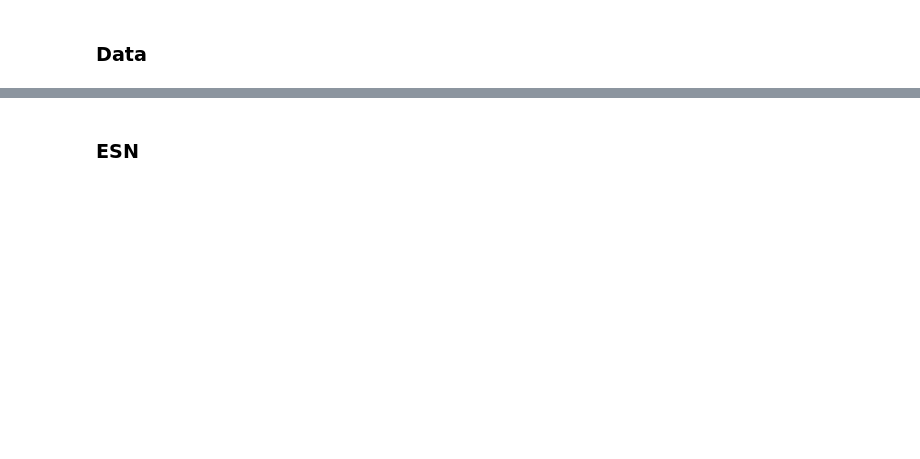
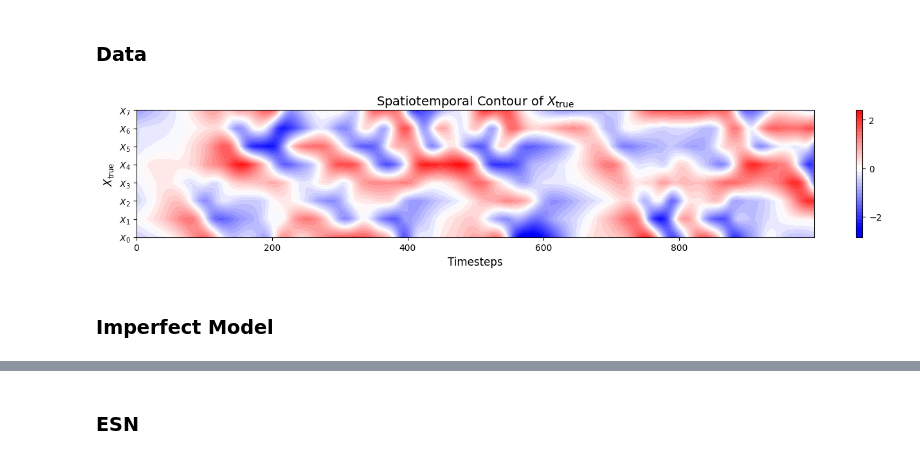
Before and after one commit to mcvlix/lorenz-96-hybrid-esn, a Jupyter notebook: main.ipynb, the cells around one changed output, grey strips where cells are left out. Saved outputs shown, nothing was run; the diff lists cells and outputs as text; code cells hidden in the pictures; blank space fills up the shorter version.

```diff
--- a/main.ipynb
+++ b/main.ipynb
@@ -17,0 +27,15 @@ from pathlib import Path
+# %%
+# === Paths ===
+project_path = '/content/drive/My Drive/AM170B Project'
+data_path = os.path.join(project_path, 'data')
+hybrid_states_path = os.path.join(project_path, 'hybrid_states')
+states_path = os.path.join(project_path, 'states')
+checkpoints_path = os.path.join(project_path, 'checkpoints')
+models_path = os.path.join(project_path, 'models')
+predictions_path = os.path.join(project_path, 'predictions')
+plots_path = os.path.join(project_path, 'plots')
+os.makedirs(states_path, exist_ok=True)
+os.makedirs(checkpoints_path, exist_ok=True)
+os.makedirs(models_path, exist_ok=True)
+os.makedirs(predictions_path, exist_ok=True)
+os.makedirs(plots_path, exist_ok=True)
@@ -18,4 +80,4 @@ from pathlib import Path
 # %% [markdown]
 ### Data
 # %%
-# data = np.load('./data/truth_h_0.5_c_8_F_20.npy')
+X_true  = np.load(os.path.join(data_path, 'truth_h_0.5_c_8_F_20.npy'))[0:1000, :8].T
@@ -26,27 +84,29 @@ data = X_data.T
 # %%
-# Slice 1000 steps (≈ 22 Lyapunov times)
+# === Slice 1000 steps ===
 steps = 1000
-X_plot = X_data[:steps].T  # shape: (8, steps)
 
-# Create plot axes
-time_axis = np.linspace(0, 9, steps)
+# === Axes ===
+time_axis = np.arange(steps)  # use explicit timestep index
 space_axis = np.arange(8)
 
-# Plot contour
+# === Contour Plot ===
 fig, ax = plt.subplots(figsize=(14, 3))
-contour = ax.contourf(time_axis, space_axis, X_plot, levels=50, cmap='bwr', vmin=-2.5, vmax=2.5)
+contour = ax.contourf(time_axis, space_axis, X_true, levels=50, cmap='bwr', vmin=-2.5, vmax=2.5)
 
-# Labels
-ax.set_title("Spatiotemporal Contour of $X_{true}$ (~9 Lyapunov Times)", fontsize=14)
+# === Labels ===
+ax.set_title("Spatiotemporal Contour of $X_{\\mathrm{true}}$", fontsize=14)
 ax.set_xlabel("Timesteps", fontsize=12)
-ax.set_ylabel("X", fontsize=12)
-ax.set_yticks(np.arange(8))
-ax.set_yticklabels([f"$X_{i}$" for i in range(8)])
+ax.set_ylabel("$X_{\\mathrm{true}}$", fontsize=12)
+ax.set_yticks(space_axis)
+ax.set_yticklabels([f"$X_{{{i}}}$" for i in space_axis])
 
-# Colorbar with custom ticks
+# === Colorbar ===
 cbar = fig.colorbar(contour, ax=ax)
-cbar.set_label("$X_{true}$", fontsize=12)
 cbar.set_ticks([-2, 0, 2])
 
 plt.tight_layout()
 plt.show()
+# %% [output]
+[figure, added]
+# %% [markdown]
+### Imperfect Model
```
Also changed, not shown: parts of 25 cells of this notebook.
